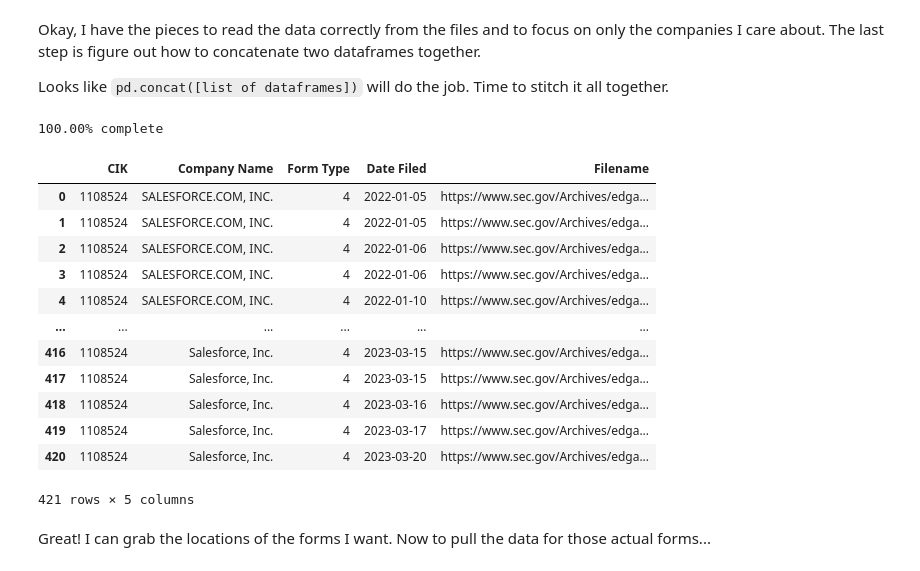
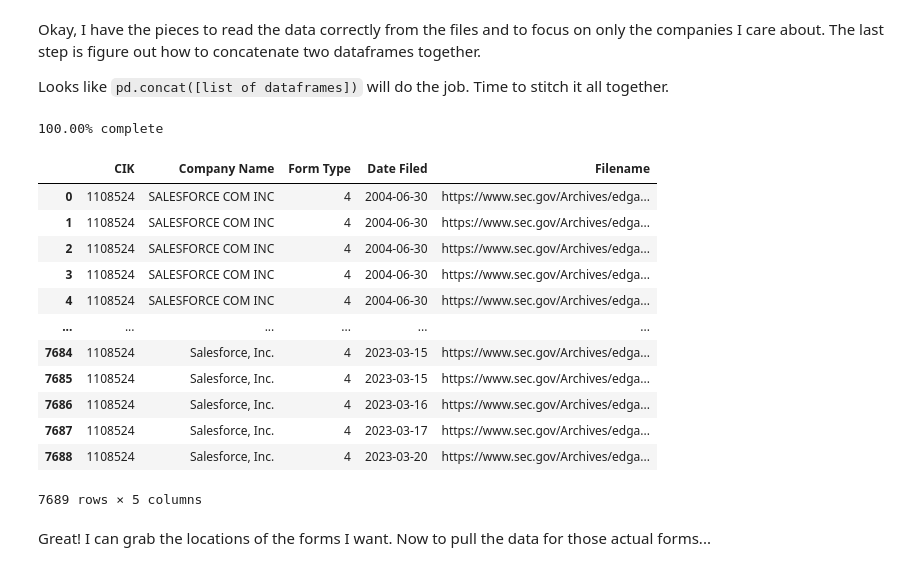
Before and after one commit to khalidelassaad/sec-jupyter, a Jupyter notebook: sec-api.ipynb, the cells around one changed output. Cells and saved outputs as stored; diff of their text form; code cells hidden in the pictures.

```diff
--- a/sec-api.ipynb
+++ b/sec-api.ipynb
@@ -214,25 +214,24 @@ def get_index_dataframe_for_interested_companies(interested_companies_dict, inte
 # %%
 interested_company_form_4_index = get_index_dataframe_for_interested_companies(
     interested_companies_dict,
-    ["4"],
-    5
+    ["4"]
 )
 interested_company_form_4_index
 # %% [output]
 100.00% complete
 |  | CIK | Company Name | Form Type | Date Filed | Filename |
-| 0 | 1108524 | SALESFORCE.COM, INC. | 4 | 2022-01-05 | https://www.sec.gov/Archives/edga... |
-| 1 | 1108524 | SALESFORCE.COM, INC. | 4 | 2022-01-05 | https://www.sec.gov/Archives/edga... |
-| 2 | 1108524 | SALESFORCE.COM, INC. | 4 | 2022-01-06 | https://www.sec.gov/Archives/edga... |
-| 3 | 1108524 | SALESFORCE.COM, INC. | 4 | 2022-01-06 | https://www.sec.gov/Archives/edga... |
-| 4 | 1108524 | SALESFORCE.COM, INC. | 4 | 2022-01-10 | https://www.sec.gov/Archives/edga... |
+| 0 | 1108524 | SALESFORCE COM INC | 4 | 2004-06-30 | https://www.sec.gov/Archives/edga... |
+| 1 | 1108524 | SALESFORCE COM INC | 4 | 2004-06-30 | https://www.sec.gov/Archives/edga... |
+| 2 | 1108524 | SALESFORCE COM INC | 4 | 2004-06-30 | https://www.sec.gov/Archives/edga... |
+| 3 | 1108524 | SALESFORCE COM INC | 4 | 2004-06-30 | https://www.sec.gov/Archives/edga... |
+| 4 | 1108524 | SALESFORCE COM INC | 4 | 2004-06-30 | https://www.sec.gov/Archives/edga... |
 | ... | ... | ... | ... | ... | ... |
-| 416 | 1108524 | Salesforce, Inc. | 4 | 2023-03-15 | https://www.sec.gov/Archives/edga... |
-| 417 | 1108524 | Salesforce, Inc. | 4 | 2023-03-15 | https://www.sec.gov/Archives/edga... |
-| 418 | 1108524 | Salesforce, Inc. | 4 | 2023-03-16 | https://www.sec.gov/Archives/edga... |
-| 419 | 1108524 | Salesforce, Inc. | 4 | 2023-03-17 | https://www.sec.gov/Archives/edga... |
-| 420 | 1108524 | Salesforce, Inc. | 4 | 2023-03-20 | https://www.sec.gov/Archives/edga... |
+| 7684 | 1108524 | Salesforce, Inc. | 4 | 2023-03-15 | https://www.sec.gov/Archives/edga... |
+| 7685 | 1108524 | Salesforce, Inc. | 4 | 2023-03-15 | https://www.sec.gov/Archives/edga... |
+| 7686 | 1108524 | Salesforce, Inc. | 4 | 2023-03-16 | https://www.sec.gov/Archives/edga... |
+| 7687 | 1108524 | Salesforce, Inc. | 4 | 2023-03-17 | https://www.sec.gov/Archives/edga... |
+| 7688 | 1108524 | Salesforce, Inc. | 4 | 2023-03-20 | https://www.sec.gov/Archives/edga... |
-421 rows × 5 columns
+7689 rows × 5 columns
 # %% [markdown]
 Great! I can grab the locations of the forms I want. Now to pull the data for those actual forms...
 # %%
```
Also changed, not shown: parts of 10 cells of this notebook, 1 other file.
